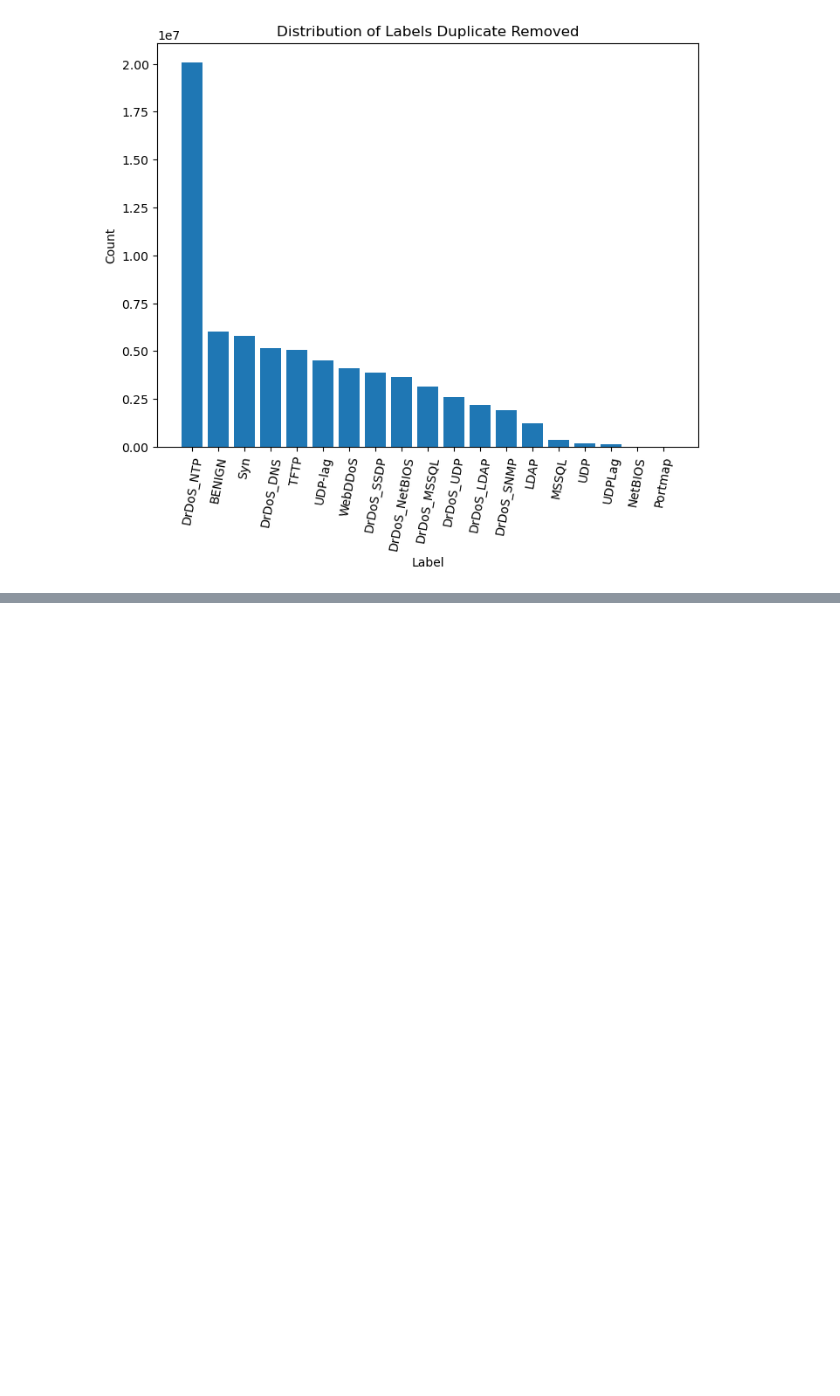
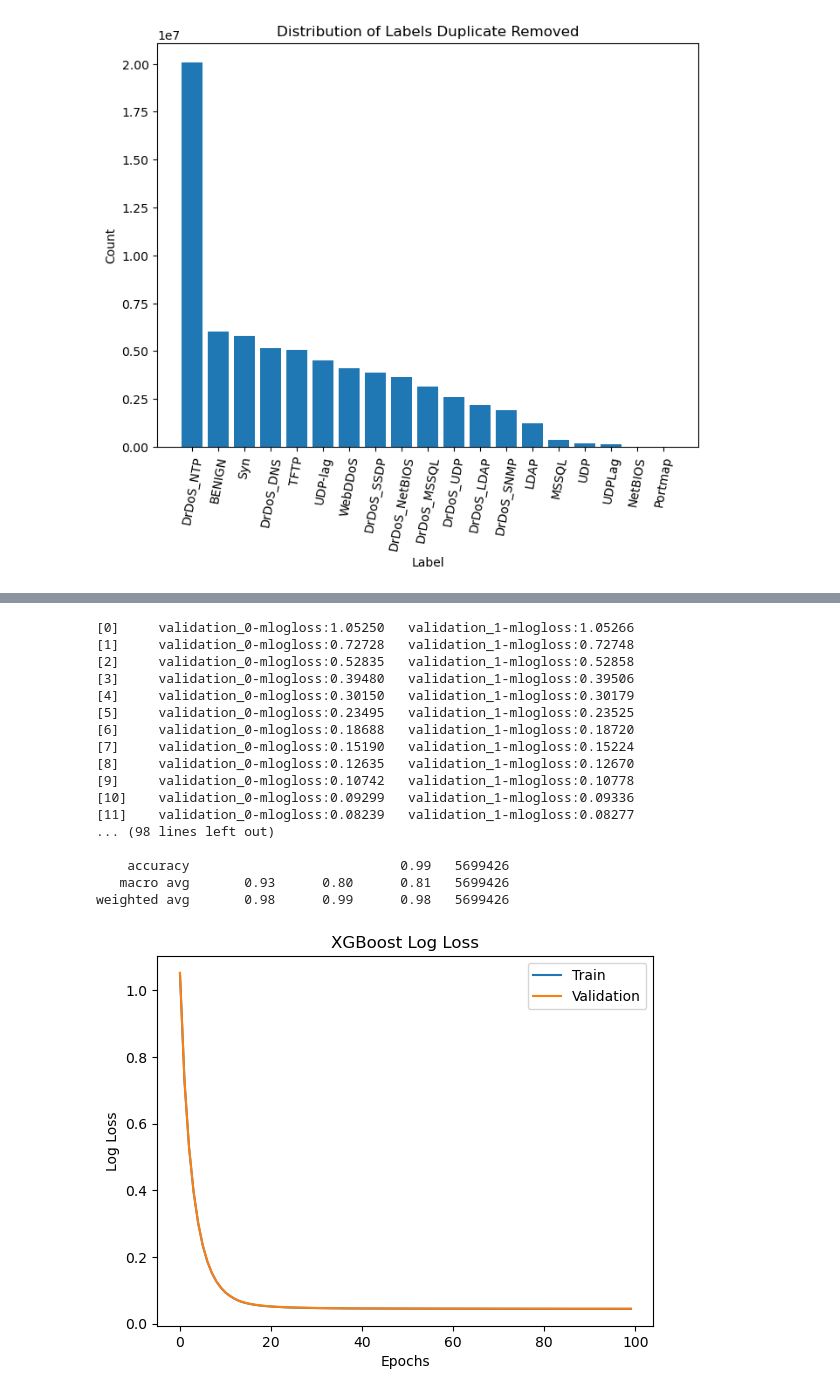
Before and after one commit to luisdavidgarcia/DDoS-Hybrid-Detection-System, a Jupyter notebook: notebooks/analysis_cicids2019.ipynb, the cells around one changed output, grey strips where cells are left out. Saved outputs shown, nothing was run; the diff lists cells and outputs as text; code cells hidden in the pictures; blank space fills up the shorter version.

```diff
--- a/notebooks/analysis_cicids2019.ipynb
+++ b/notebooks/analysis_cicids2019.ipynb
@@ -284,6 +288,13 @@ def prepare_norm_balanced_data(df, top_features=[], random_state=42, columns_to_
 # %%
 columns_to_remove = [
-    'Unnamed: 0', 'Flow ID', ' Source IP', ' Destination IP', ' Timestamp'
+    'Unnamed: 0', 'Flow ID', ' Source IP', ' Destination IP', ' Timestamp', 'SimillarHTTP'
 ]
 
-x_train,x_test, y_train, y_test, label_map = prepare_norm_balanced_data(combined_df, random_state=42, columns_to_remove=columns_to_remove, test_size=0.3, remove_duplicates=True, modify_inplace=True)
+x_train,x_test, y_train, y_test, label_map = prepare_norm_balanced_data(
+    combined_df,
+    random_state=42,
+    columns_to_remove=columns_to_remove,
+    test_size=0.3,
+    remove_duplicates=True,
+    modify_inplace=True
+)
@@ -306,0 +306,55 @@ print('Mean ROC AUC: %.5f' % mean(scores))
+# %%
+import xgboost as xgb
+from sklearn.metrics import classification_report
+import matplotlib.pyplot as plt
+from sklearn.model_selection import train_test_split
+
+# Split your training data into training and validation sets
+x_train_split, x_val_split, y_train_split, y_val_split = train_test_split(x_train, y_train, test_size=0.2, random_state=42)
+
+# Define your XGBoost classifier with the eval_metric in the constructor
+xgb_model = xgb.XGBClassifier(use_label_encoder=False, eval_metric='mlogloss')
+
+# Train the model with evaluation sets to track metrics
+eval_set = [(x_train_split, y_train_split), (x_val_split, y_val_split)]
+xgb_model.fit(x_train_split, y_train_split, eval_set=eval_set, verbose=True)
+
+# Predict on the test set
+y_pred = xgb_model.predict(x_test)
+
+# Evaluate the classifier
+report = classification_report(y_test, y_pred)
+print(report)
+
+# Plot the loss curve
+results = xgb_model.evals_result()
+epochs = len(results['validation_0']['mlogloss'])
+x_axis = range(0, epochs)
+
+fig, ax = plt.subplots()
+ax.plot(x_axis, results['validation_0']['mlogloss'], label='Train')
+ax.plot(x_axis, results['validation_1']['mlogloss'], label='Validation')
+ax.legend()
+plt.xlabel('Epochs')
+plt.ylabel('Log Loss')
+plt.title('XGBoost Log Loss')
+plt.show()
+# %% [output]
+[0]     validation_0-mlogloss:1.05250   validation_1-mlogloss:1.05266
+[1]     validation_0-mlogloss:0.72728   validation_1-mlogloss:0.72748
+[2]     validation_0-mlogloss:0.52835   validation_1-mlogloss:0.52858
+[3]     validation_0-mlogloss:0.39480   validation_1-mlogloss:0.39506
+[4]     validation_0-mlogloss:0.30150   validation_1-mlogloss:0.30179
+[5]     validation_0-mlogloss:0.23495   validation_1-mlogloss:0.23525
+[6]     validation_0-mlogloss:0.18688   validation_1-mlogloss:0.18720
+[7]     validation_0-mlogloss:0.15190   validation_1-mlogloss:0.15224
+[8]     validation_0-mlogloss:0.12635   validation_1-mlogloss:0.12670
+[9]     validation_0-mlogloss:0.10742   validation_1-mlogloss:0.10778
+[10]    validation_0-mlogloss:0.09299   validation_1-mlogloss:0.09336
+[11]    validation_0-mlogloss:0.08239   validation_1-mlogloss:0.08277
+... (98 lines left out)
+
+    accuracy                           0.99   5699426
+   macro avg       0.93      0.80      0.81   5699426
+weighted avg       0.98      0.99      0.98   5699426
+[figure, added]
```
Also changed, not shown: parts of 8 cells of this notebook, 11 other files.
